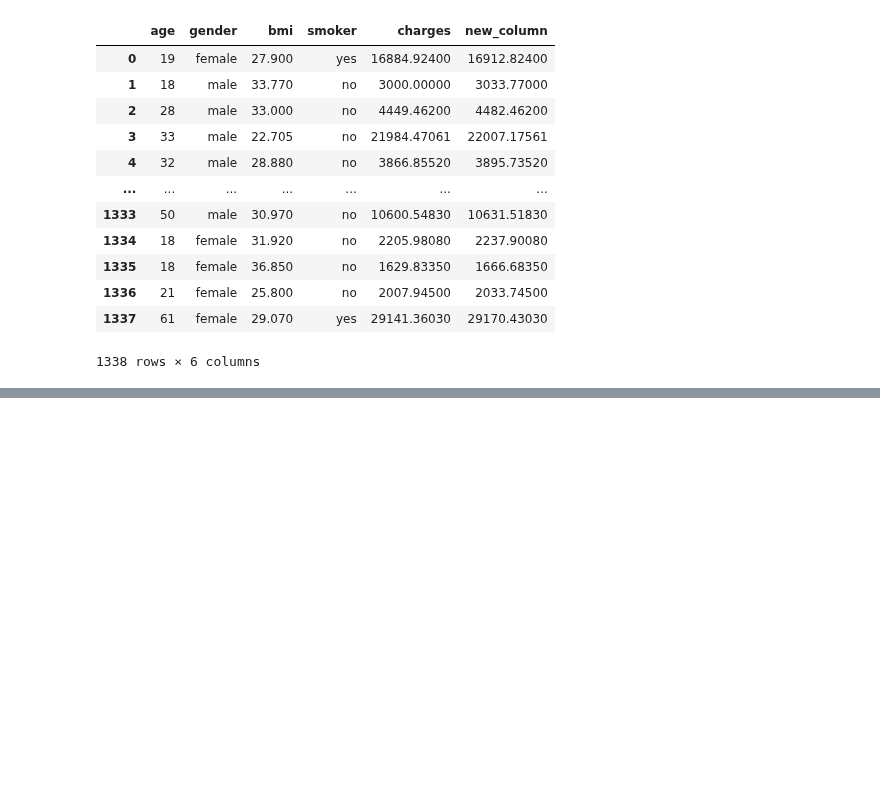
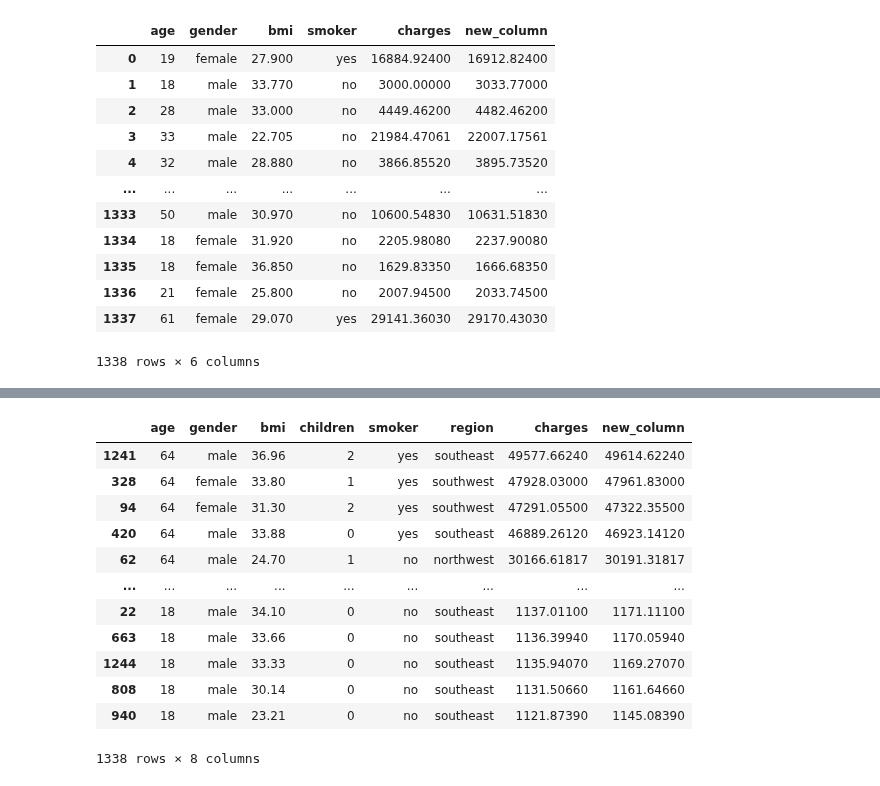
Before and after one commit to Kratosgado/Machine-Learning, a Jupyter notebook: panda/rows and columns.ipynb, the cells around one changed output, grey strips where cells are left out. Cells and saved outputs as stored; diff of their text form; code cells hidden in the pictures; blank space fills up the shorter version.

```diff
--- a/panda/rows and columns.ipynb
+++ b/panda/rows and columns.ipynb
@@ -193,0 +212,16 @@ dropped_data
+# %%
+data.sort_values(by=["age", 'charges'], ascending=False)
+# %% [output]
+|  | age | gender | bmi | children | smoker | region | charges | new_column |
+| 1241 | 64 | male | 36.96 | 2 | yes | southeast | 49577.66240 | 49614.62240 |
+| 328 | 64 | female | 33.80 | 1 | yes | southwest | 47928.03000 | 47961.83000 |
+| 94 | 64 | female | 31.30 | 2 | yes | southwest | 47291.05500 | 47322.35500 |
+| 420 | 64 | male | 33.88 | 0 | yes | southeast | 46889.26120 | 46923.14120 |
+| 62 | 64 | male | 24.70 | 1 | no | northwest | 30166.61817 | 30191.31817 |
+| ... | ... | ... | ... | ... | ... | ... | ... | ... |
+| 22 | 18 | male | 34.10 | 0 | no | southeast | 1137.01100 | 1171.11100 |
+| 663 | 18 | male | 33.66 | 0 | no | southeast | 1136.39940 | 1170.05940 |
+| 1244 | 18 | male | 33.33 | 0 | no | southeast | 1135.94070 | 1169.27070 |
+| 808 | 18 | male | 30.14 | 0 | no | southeast | 1131.50660 | 1161.64660 |
+| 940 | 18 | male | 23.21 | 0 | no | southeast | 1121.87390 | 1145.08390 |
+1338 rows × 8 columns
```
Also changed, not shown: parts of 4 cells of this notebook.
